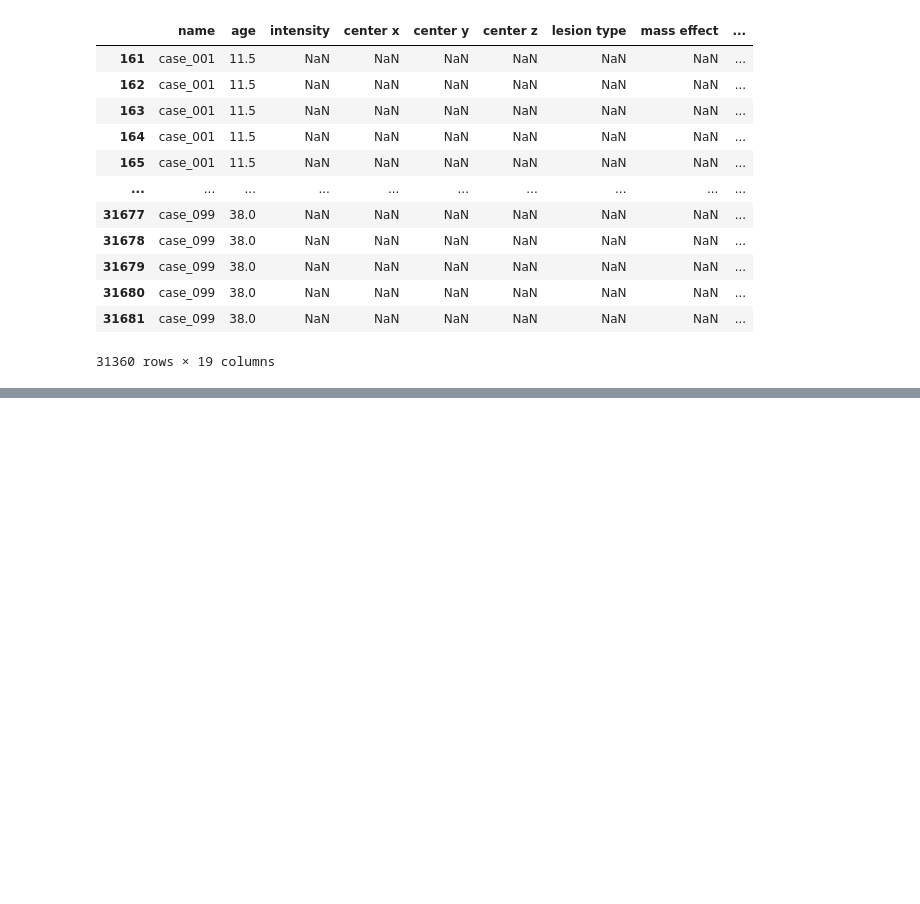
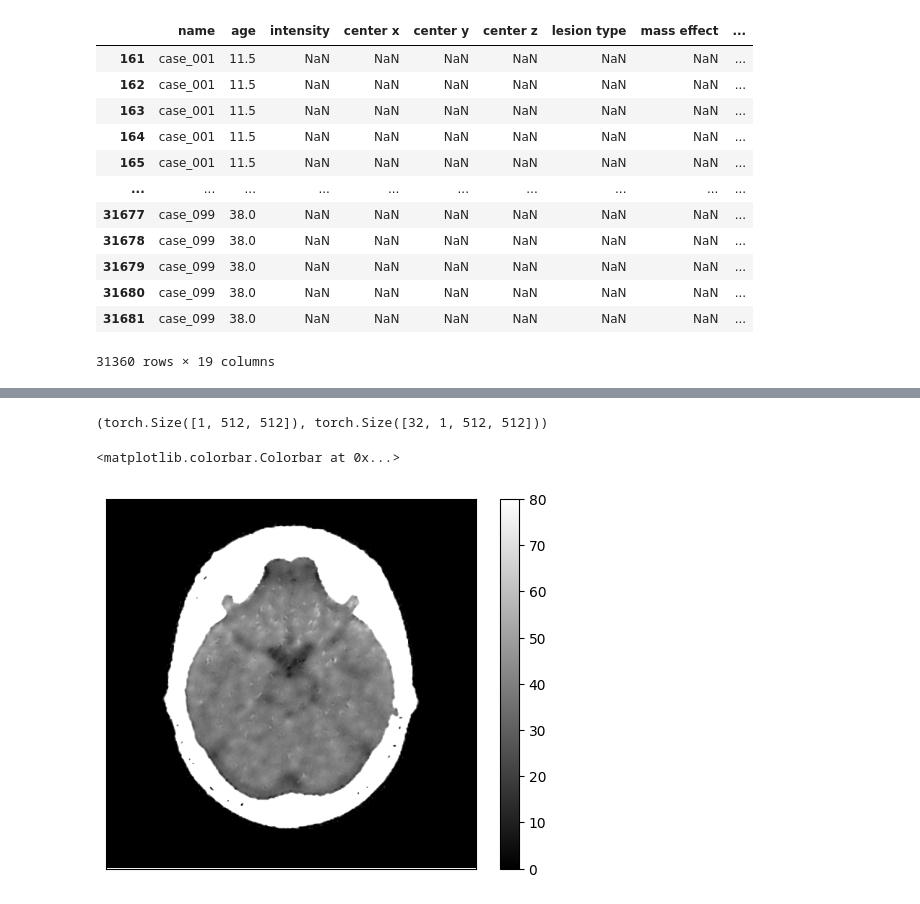
Before and after one commit to brandonjnelsonFDA/pediatric-CT-noise-texture-augmentation, a Jupyter notebook: notebooks/06_head_study.ipynb, the cells around one changed output, grey strips where cells are left out. Saved outputs shown, nothing was run; the diff lists cells and outputs as text; code cells hidden in the pictures; blank space fills up the shorter version.

```diff
--- a/notebooks/06_head_study.ipynb
+++ b/notebooks/06_head_study.ipynb
@@ -78,0 +121,4 @@ Looks like in cases where there's augmentation the augmentation is not consisten
+# %%
+dm.setup('predict')
+for x, y in dm.predict_dataloader():
+    break
@@ -78,0 +129,5 @@ Looks like in cases where there's augmentation the augmentation is not consisten
+# %%
+dm = LDHeadCTDataModule(base_dir, num_workers=5)
+model = LitAutoEncoder.load_from_checkpoint('/home/brandon.nelson/Dev/pediatric-CT-noise-texture-augmentation/notebooks/lightning_logs/version_3/checkpoints/epoch=99-step=39200.ckpt', torch_module=RED_CNN())
+trainer = L.Trainer()
+out = trainer.predict(model=model, datamodule=dm)
@@ -78,0 +160,2 @@ Looks like in cases where there's augmentation the augmentation is not consisten
+# %%
+out = trainer.predict(model, x)
@@ -78,0 +165,11 @@ Looks like in cases where there's augmentation the augmentation is not consisten
+# %%
+out[0].shape, x.shape
+# %% [output]
+(torch.Size([1, 512, 512]), torch.Size([32, 1, 512, 512]))
+# %%
+f, axs = plt.subplots()
+im = ctshow(np.array(out[-1][0]), window='brain')
+plt.colorbar(im)
+# %% [output]
+<matplotlib.colorbar.Colorbar at 0x...>
+[figure, added]
```
Also changed, not shown: parts of 15 cells of this notebook, 7 other files.
